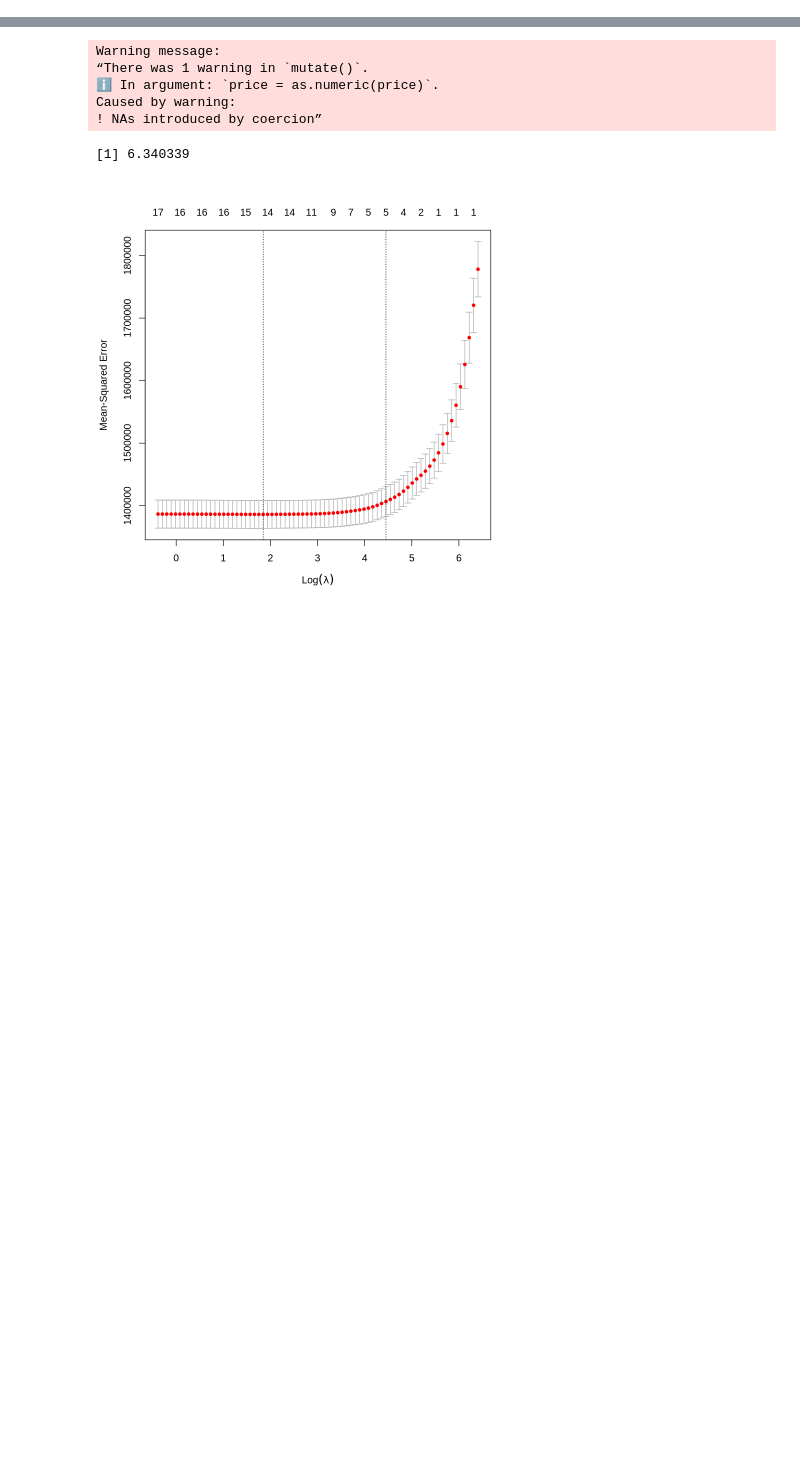
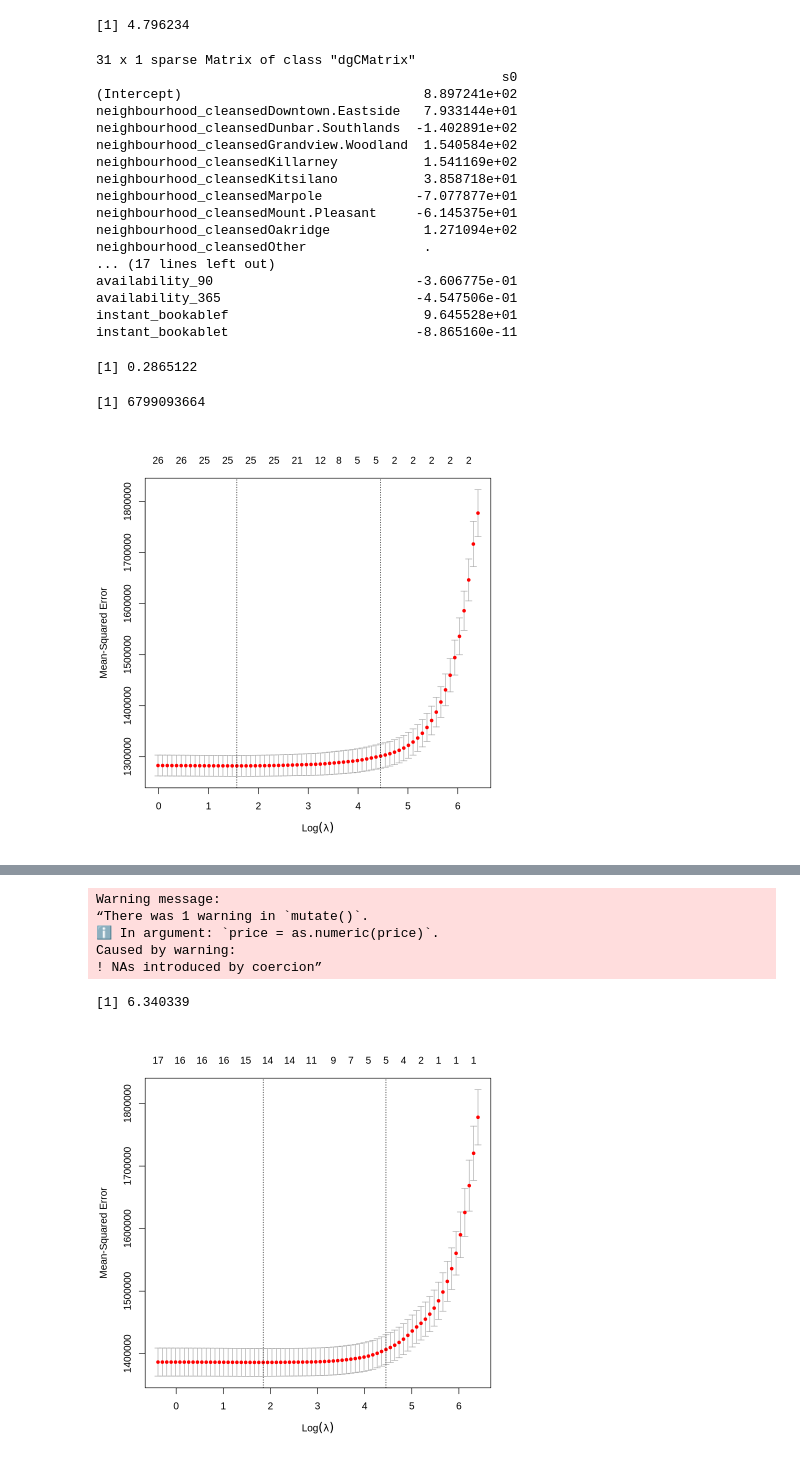
Before and after one commit to amahaj02/WIDS-Case-Comp, a Jupyter notebook: sidd.ipynb, the cells around one changed output, grey strips where cells are left out. Saved outputs shown, nothing was run; the diff lists cells and outputs as text; code cells hidden in the pictures; blank space fills up the shorter version.

```diff
--- a/sidd.ipynb
+++ b/sidd.ipynb
@@ -4,0 +83,45 @@ library(tidyverse)
+# %%
+y_n0 <- train_clean$monthly_revenue
+x_n0 <- makeX(train_clean %>% select(-monthly_revenue),
+          na.impute = TRUE)
+
+cv_model_n0 <- cv.glmnet(x_n0, y_n0, alpha = 1)
+
+best_lambda_n0 <- cv_model_n0$lambda.min
+best_lambda_n0
+
+plot(cv_model_n0)
+
+best_model_n0 <- glmnet(x_n0, y_n0, alpha = 1, lambda = best_lambda_n0)
+coef(best_model_n0)
+
+pred_y_n0 <- predict(best_model_n0, s = best_lambda_n0, newx = x_n0)
+
+sst_n0 <- sum((y_n0 - mean(y_n0))^2)
+sse_n0 <- sum((pred_y_n0 - y_n0)^2)
+
+rsq_n0 <- 1 - sse_n0/sst_n0
+rsq_n0
+sse_n0
+# %% [output]
+[1] 4.796234
+31 x 1 sparse Matrix of class "dgCMatrix"
+                                                    s0
+(Intercept)                               8.897241e+02
+neighbourhood_cleansedDowntown.Eastside   7.933144e+01
+neighbourhood_cleansedDunbar.Southlands  -1.402891e+02
+neighbourhood_cleansedGrandview.Woodland  1.540584e+02
+neighbourhood_cleansedKillarney           1.541169e+02
+neighbourhood_cleansedKitsilano           3.858718e+01
+neighbourhood_cleansedMarpole            -7.077877e+01
+neighbourhood_cleansedMount.Pleasant     -6.145375e+01
+neighbourhood_cleansedOakridge            1.271094e+02
+neighbourhood_cleansedOther               .
+... (17 lines left out)
+availability_90                          -3.606775e-01
+availability_365                         -4.547506e-01
+instant_bookablef                         9.645528e+01
+instant_bookablet                        -8.865160e-11
+[1] 0.2865122
+[1] 6799093664
+[figure, added]
```
Also changed, not shown: parts of 8 cells of this notebook.
